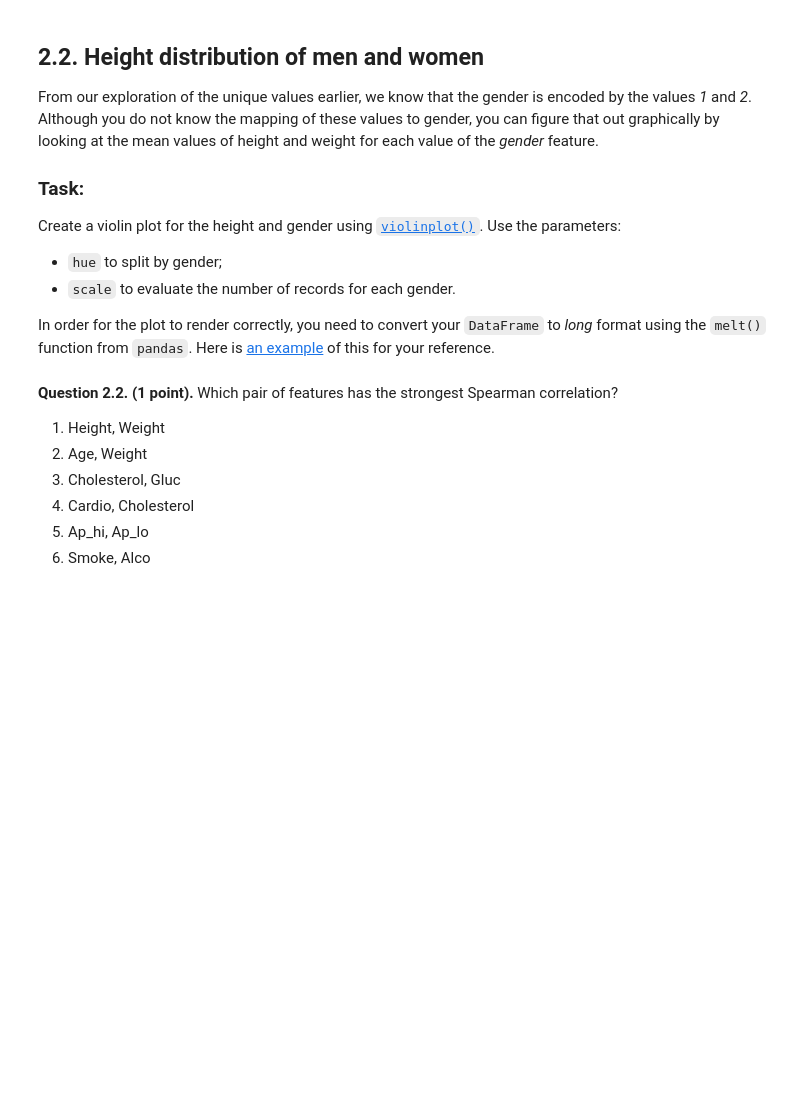
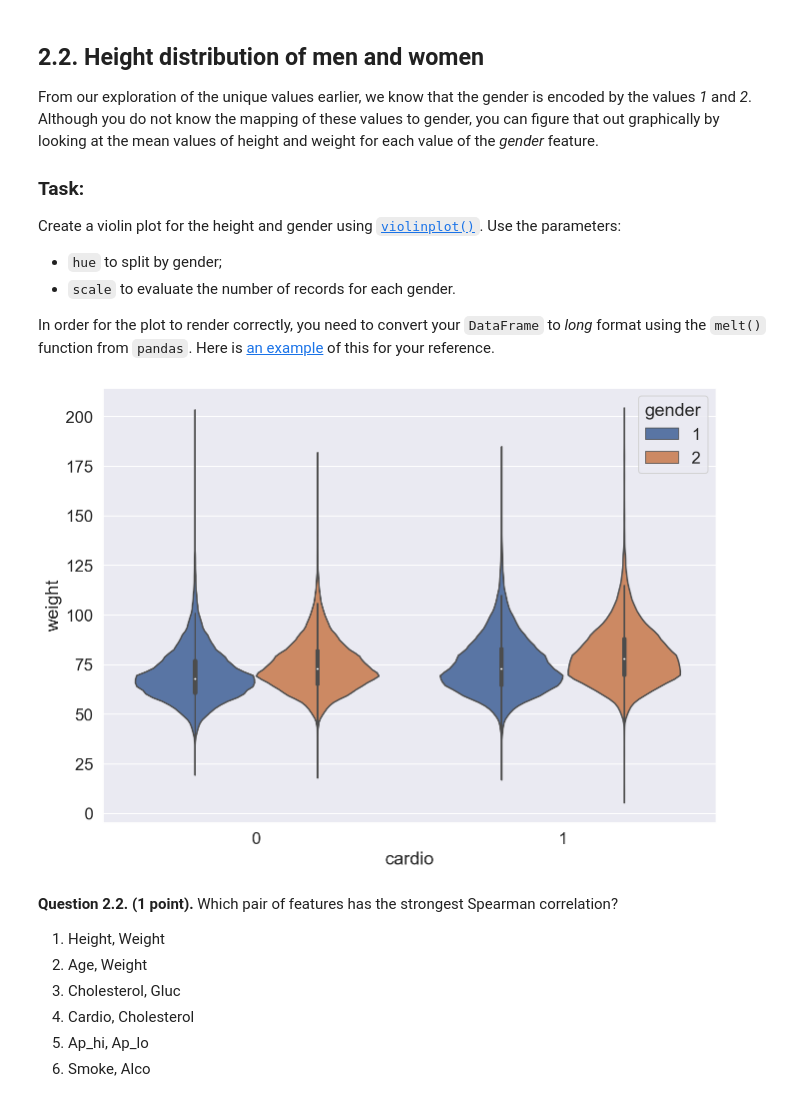
Before and after one commit to sergeymarkovich/mlcourse.ai, a Jupyter notebook: jupyter_english/assignments_demo/assignment02_analyzing_cardiovascular_desease_data.ipynb, the cells around one changed output. Saved outputs shown, nothing was run; the diff lists cells and outputs as text; code cells hidden in the pictures; blank space fills up the shorter version.

```diff
--- a/jupyter_english/assignments_demo/assignment02_analyzing_cardiovascular_desease_data.ipynb
+++ b/jupyter_english/assignments_demo/assignment02_analyzing_cardiovascular_desease_data.ipynb
@@ -566,3 +574,8 @@ In order for the plot to render correctly, you need to convert your `DataFrame`
+# %%
+# You code here
+sns.violinplot(data = df, x = 'cardio', y= 'weight', hue = 'gender');
+# %% [output]
+[figure, added]
 # %% [markdown]
 **Question 2.2. (1 point).** Which pair of features has the strongest Spearman correlation?
 
```
Also changed, not shown: parts of 5 cells of this notebook.
